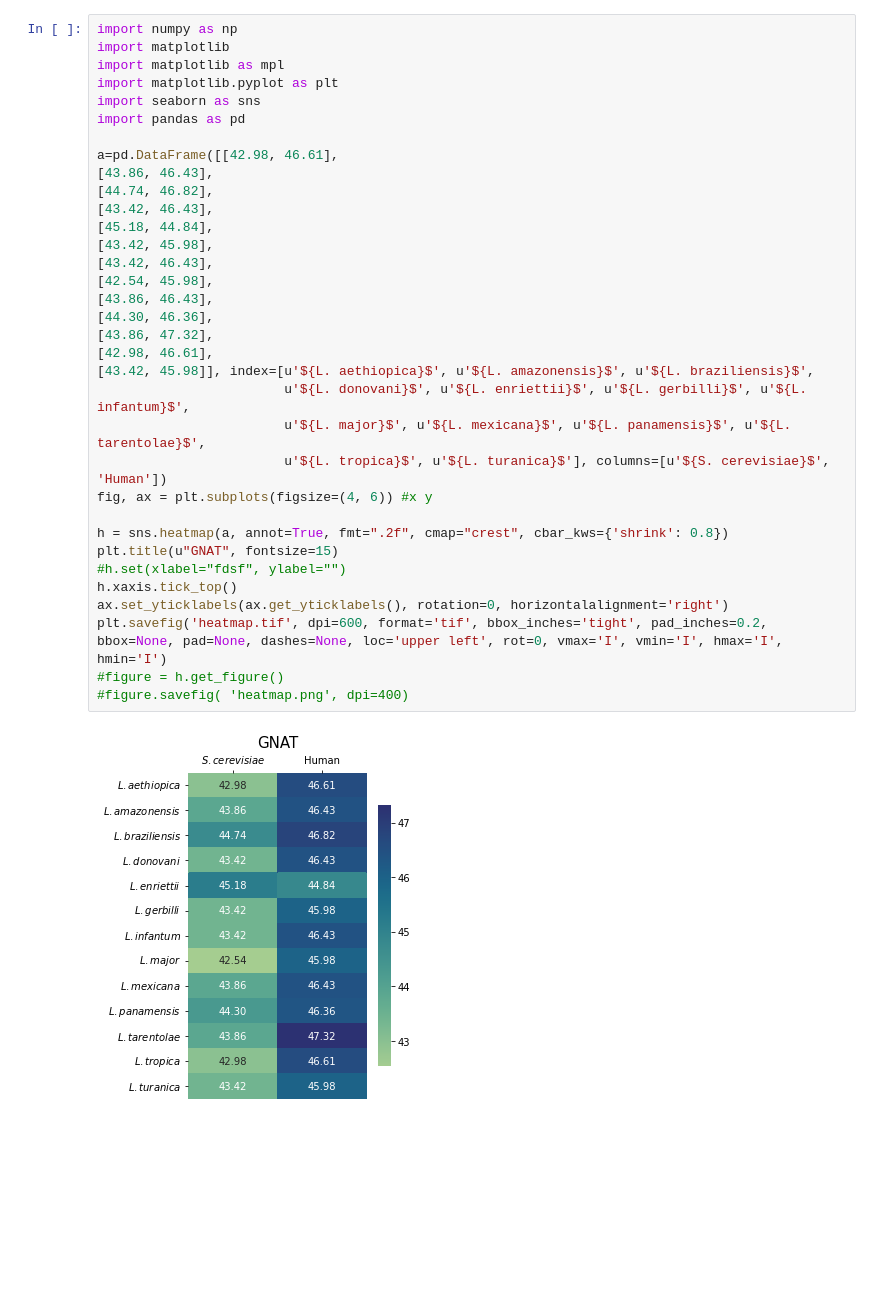
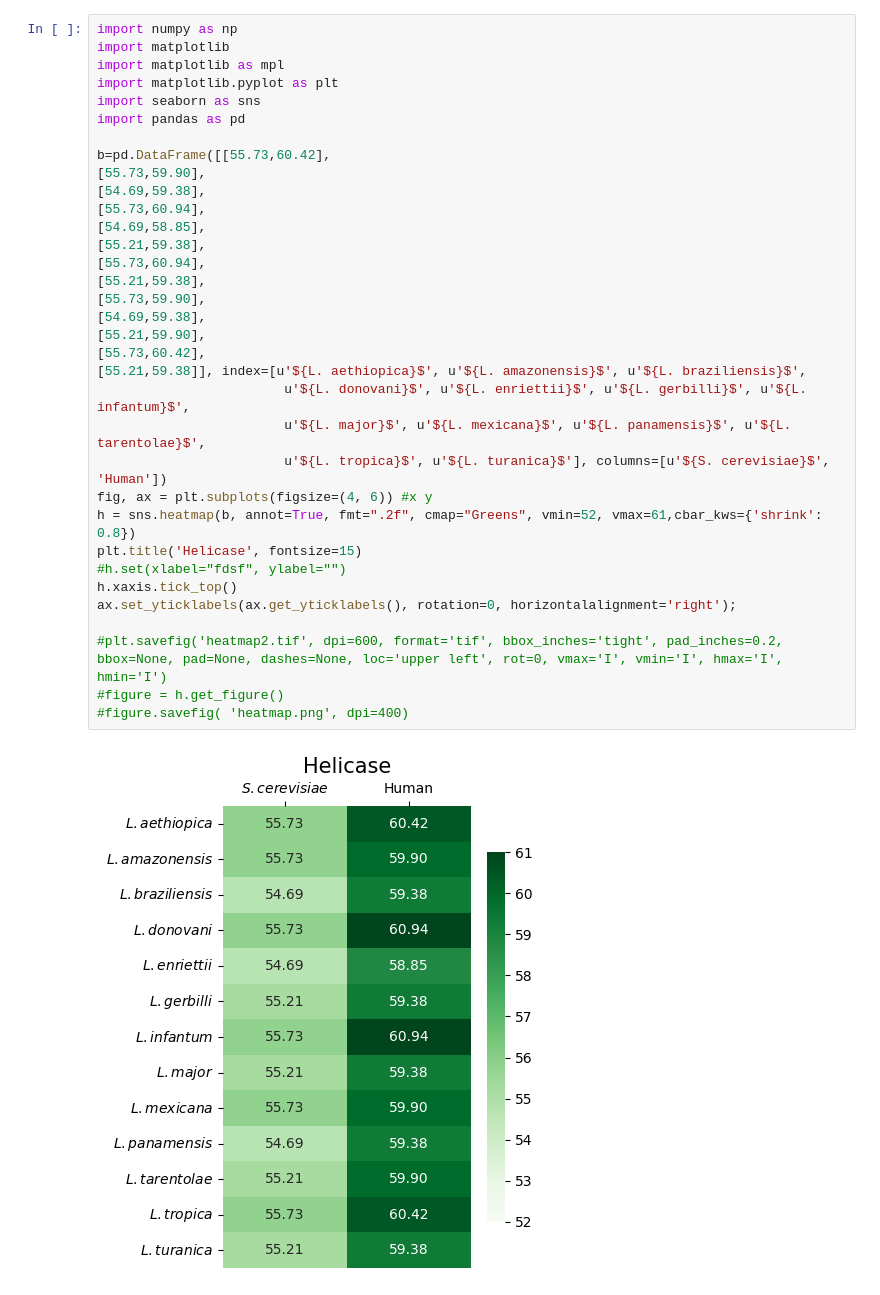
Before and after one commit to carlitos9087/Caderno_de_anota-es_python, a Jupyter notebook: graficos testes/Untitled1.ipynb, the cells around one changed output. Cells and saved outputs as stored; diff of their text form; blank space fills up the shorter version.

```diff
--- a/graficos testes/Untitled1.ipynb
+++ b/graficos testes/Untitled1.ipynb
@@ -1,36 +1,36 @@
 # %%
 import numpy as np
 import matplotlib
 import matplotlib as mpl
 import matplotlib.pyplot as plt
 import seaborn as sns
 import pandas as pd
 
-a=pd.DataFrame([[42.98, 46.61],
-[43.86, 46.43],
-[44.74, 46.82],
-[43.42, 46.43],
-[45.18, 44.84],
-[43.42, 45.98],
-[43.42, 46.43],
-[42.54, 45.98],
-[43.86, 46.43],
-[44.30, 46.36],
-[43.86, 47.32],
-[42.98, 46.61],
-[43.42, 45.98]], index=[u'${L. aethiopica}$', u'${L. amazonensis}$', u'${L. braziliensis}$',
+b=pd.DataFrame([[55.73,60.42],
+[55.73,59.90],
+[54.69,59.38],
+[55.73,60.94],
+[54.69,58.85],
+[55.21,59.38],
+[55.73,60.94],
+[55.21,59.38],
+[55.73,59.90],
+[54.69,59.38],
+[55.21,59.90],
+[55.73,60.42],
+[55.21,59.38]], index=[u'${L. aethiopica}$', u'${L. amazonensis}$', u'${L. braziliensis}$',
                         u'${L. donovani}$', u'${L. enriettii}$', u'${L. gerbilli}$', u'${L. infantum}$',
                         u'${L. major}$', u'${L. mexicana}$', u'${L. panamensis}$', u'${L. tarentolae}$',
                         u'${L. tropica}$', u'${L. turanica}$'], columns=[u'${S. cerevisiae}$',	'Human'])
 fig, ax = plt.subplots(figsize=(4, 6)) #x y
-
-h = sns.heatmap(a, annot=True, fmt=".2f", cmap="crest", cbar_kws={'shrink': 0.8})
-plt.title(u"GNAT", fontsize=15)
+h = sns.heatmap(b, annot=True, fmt=".2f", cmap="Greens", vmin=52, vmax=61,cbar_kws={'shrink': 0.8})
+plt.title('Helicase', fontsize=15)
 #h.set(xlabel="fdsf", ylabel="")
 h.xaxis.tick_top()
-ax.set_yticklabels(ax.get_yticklabels(), rotation=0, horizontalalignment='right')
-plt.savefig('heatmap.tif', dpi=600, format='tif', bbox_inches='tight', pad_inches=0.2, bbox=None, pad=None, dashes=None, loc='upper left', rot=0, vmax='I', vmin='I', hmax='I', hmin='I')
+ax.set_yticklabels(ax.get_yticklabels(), rotation=0, horizontalalignment='right');
+
+#plt.savefig('heatmap2.tif', dpi=600, format='tif', bbox_inches='tight', pad_inches=0.2, bbox=None, pad=None, dashes=None, loc='upper left', rot=0, vmax='I', vmin='I', hmax='I', hmin='I')
 #figure = h.get_figure()
 #figure.savefig( 'heatmap.png', dpi=400)
 # %% [output]
-[figure, old version]
+[figure, new version]
```
Also changed, not shown: parts of 7 cells of this notebook, 8 other files.
